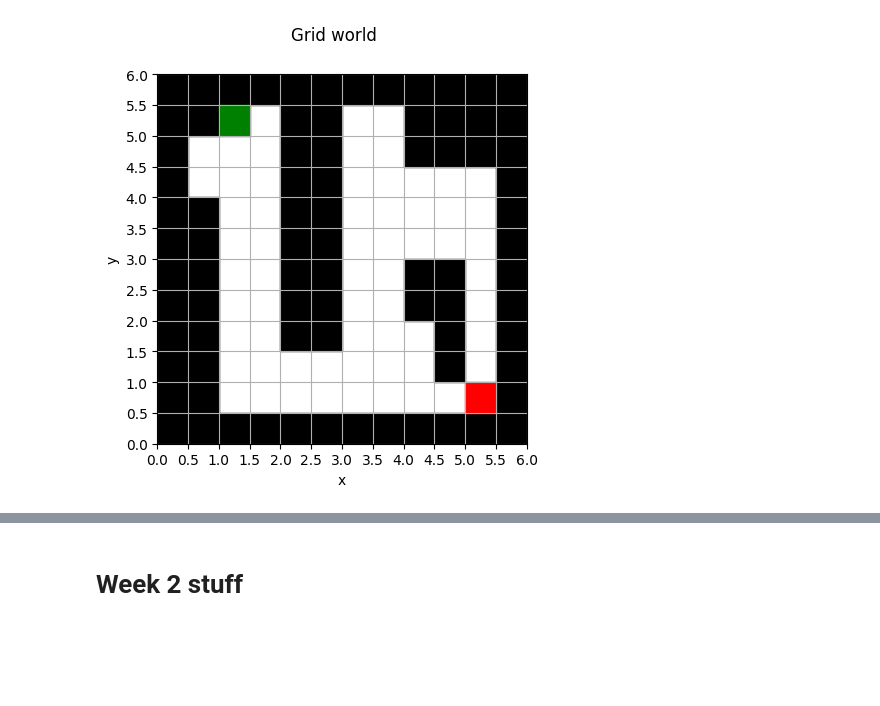
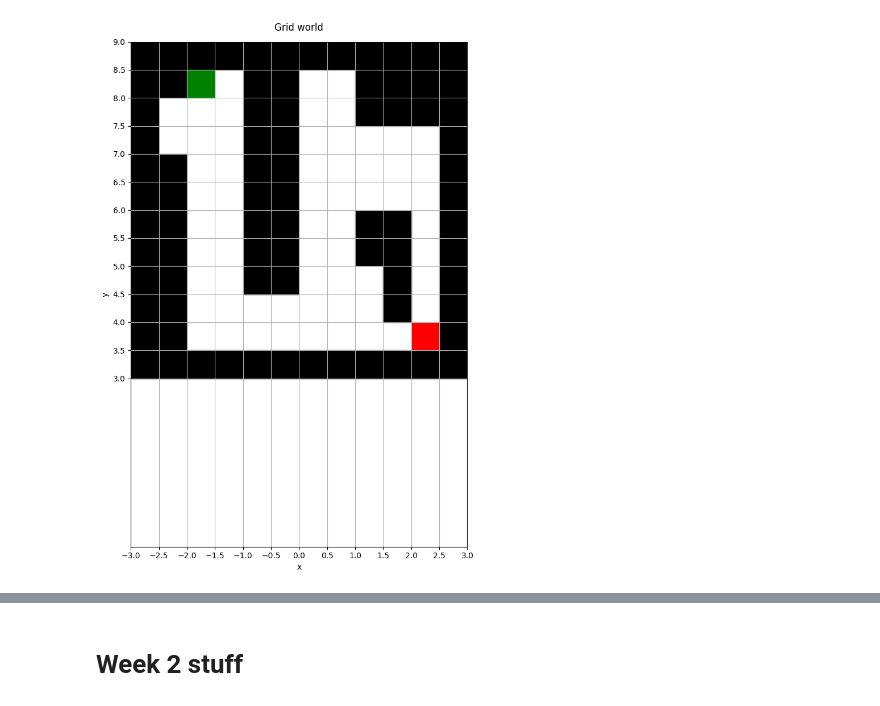
Before and after one commit to njanwani/dstar-scrat, a Jupyter notebook: prelab3.ipynb, the cells around one changed output, grey strips where cells are left out. Saved outputs shown, nothing was run; the diff lists cells and outputs as text; code cells hidden in the pictures; blank space fills up the shorter version.

```diff
--- a/prelab3.ipynb
+++ b/prelab3.ipynb
@@ -78,25 +102,42 @@ def visualize(ax, grid, start, goal, path=None, cell_width=0.5):
+# %%
+def make_map(grid, xoffset=0, yoffset=0, cell_width=0.5):
+    new_grid = []
+    for x in range(grid.shape[0]):
+        temp = []
+        for y in range(grid.shape[1]):
+            if grid[x,y] == 0:
+                temp.append(GridSpace(x * cell_width + xoffset, y * cell_width + yoffset, freespace=True))
+                # print('free', x / cell_width + xoffset, y / cell_width + yoffset)
+            else:
+                temp.append(GridSpace(x * cell_width + xoffset, y * cell_width + yoffset, freespace=False))
+                # print('obj', x / cell_width + xoffset, y / cell_width + yoffset)
+        new_grid.append(temp)
+    return new_grid
 # %%
 grid = np.array([[1,1,1,1,1,1,1,1,1,1,1,1],
                  [1,1,0,0,1,1,0,0,1,1,1,1],
                  [1,0,0,0,1,1,0,0,1,1,1,1],
                  [1,0,0,0,1,1,0,0,0,0,0,1],
                  [1,1,0,0,1,1,0,0,0,0,0,1],
                  [1,1,0,0,1,1,0,0,0,0,0,1],
                  [1,1,0,0,1,1,0,0,1,1,0,1],
                  [1,1,0,0,1,1,0,0,1,1,0,1],
                  [1,1,0,0,1,1,0,0,0,1,0,1],
                  [1,1,0,0,0,0,0,0,0,1,0,1],
                  [1,1,0,0,0,0,0,0,0,0,0,1],
                  [1,1,1,1,1,1,1,1,1,1,1,1]]).T
 grid = np.flip(grid, axis=1) # need to do this to align array indices with requested grid coordinates
-start = Pose(5.25, 0.75, 0)
-goal = Pose(1.25, 5.25, 0)
+grid = np.array(make_map(grid, xoffset=-3, yoffset=3))
+start = Pose(5-3, 0.5 + 3, 0.0)
+goal = Pose(1.-3, 5.+3, 0.0)
 fig, ax = plt.subplots()
+fig.set_size_inches(10,10)
 visualize(ax, grid, start, goal)
 fig.suptitle('Grid world')
+fig.tight_layout()
 plt.show()
 # %% [output]
-[figure, old version]
+[figure, new version]
 # %%
 def waypoint_gen(grid, start, goal):
     """
```
Also changed, not shown: parts of 10 cells of this notebook.
